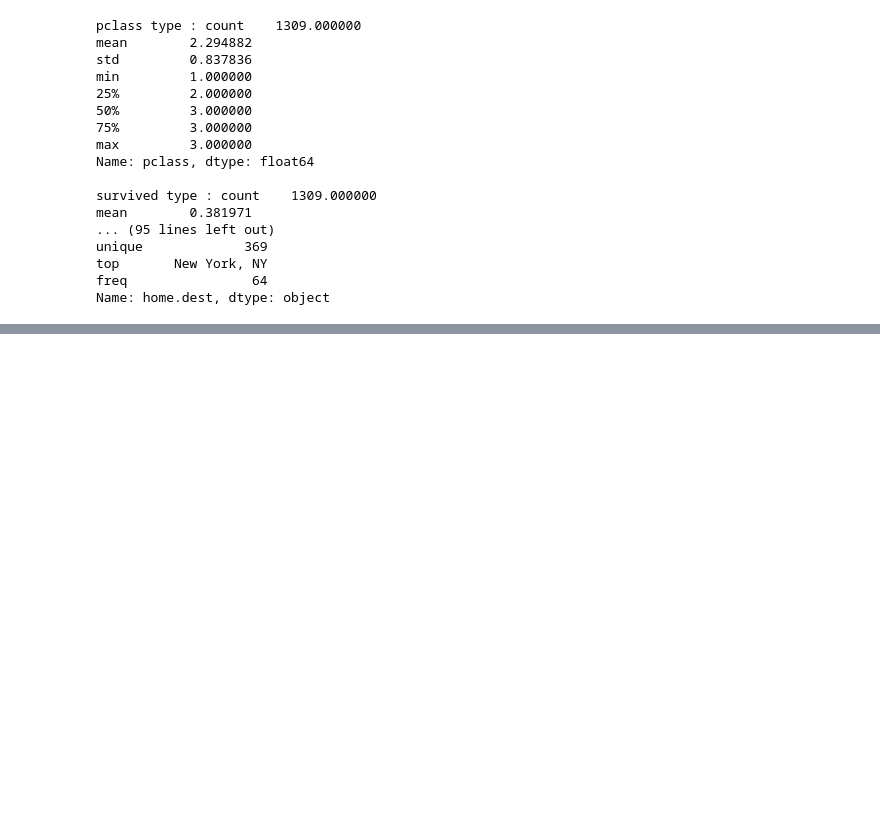
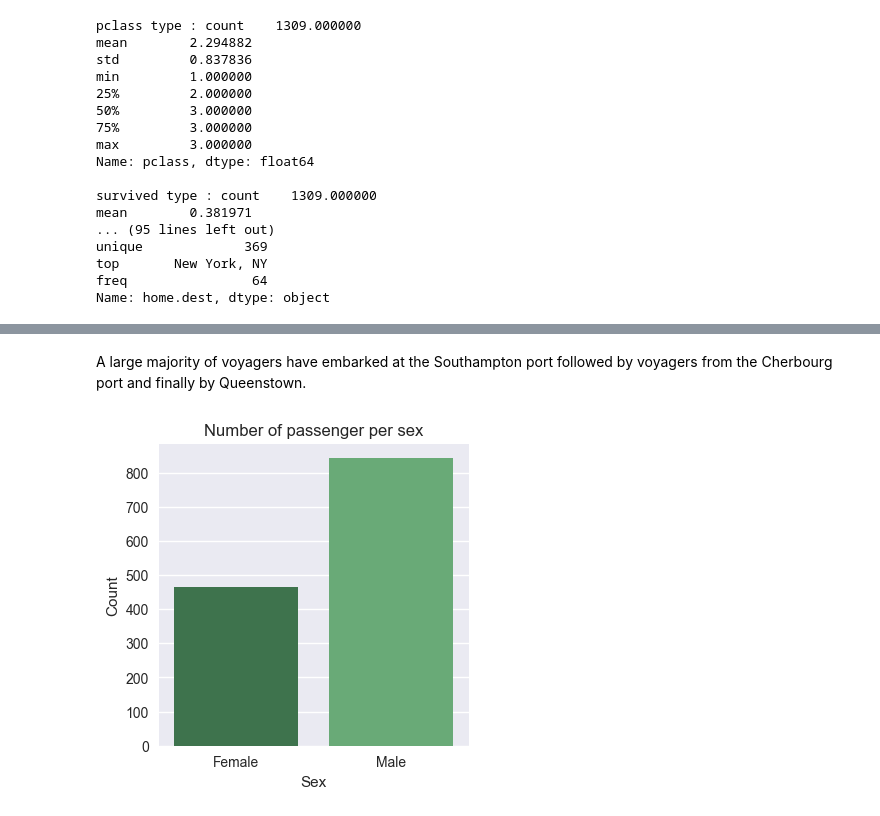
Before and after one commit to SCHValaris/ADA_Homeworks, a Jupyter notebook: Draft_Homework1/Homework1_Clement.ipynb, the cells around one changed output, grey strips where cells are left out. Drawn from its saved outputs; the diff is of its cells as text; code cells hidden in the pictures; blank space fills up the shorter version.

```diff
--- a/Draft_Homework1/Homework1_Clement.ipynb
+++ b/Draft_Homework1/Homework1_Clement.ipynb
@@ -327,0 +154,10 @@ Index is unique : True
+# %% [markdown]
+A large majority of voyagers have embarked at the Southampton port followed by voyagers from the Cherbourg port and finally by Queenstown.
+# %%
+#Plot a bar plot of the sex distribution with seaborn library
+fig = plt.figure(figsize=(4,4), dpi=100)
+ax3 = sns.countplot(x="sex", data=df, palette="Greens_d");
+ax3.set(xlabel='Sex', ylabel='Count');
+ax3.set_title('Number of passenger per sex');
+# %% [output]
+[figure, added]
```
Also changed, not shown: parts of 45 cells of this notebook.
